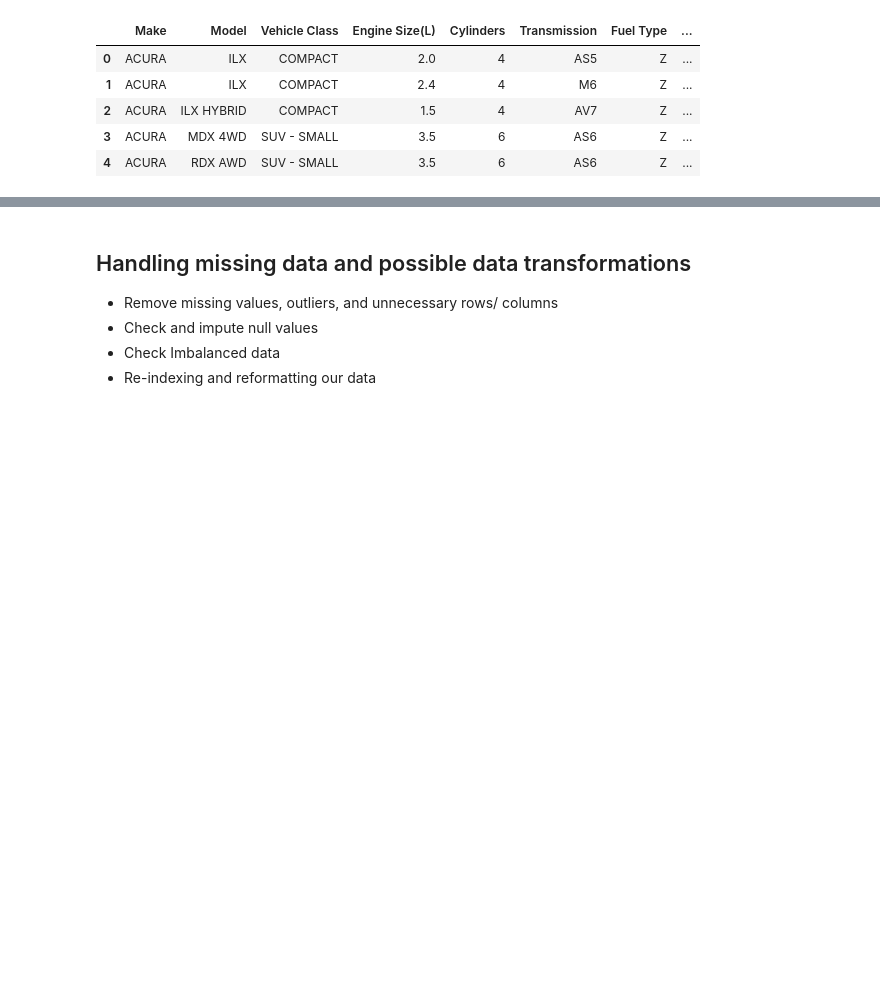
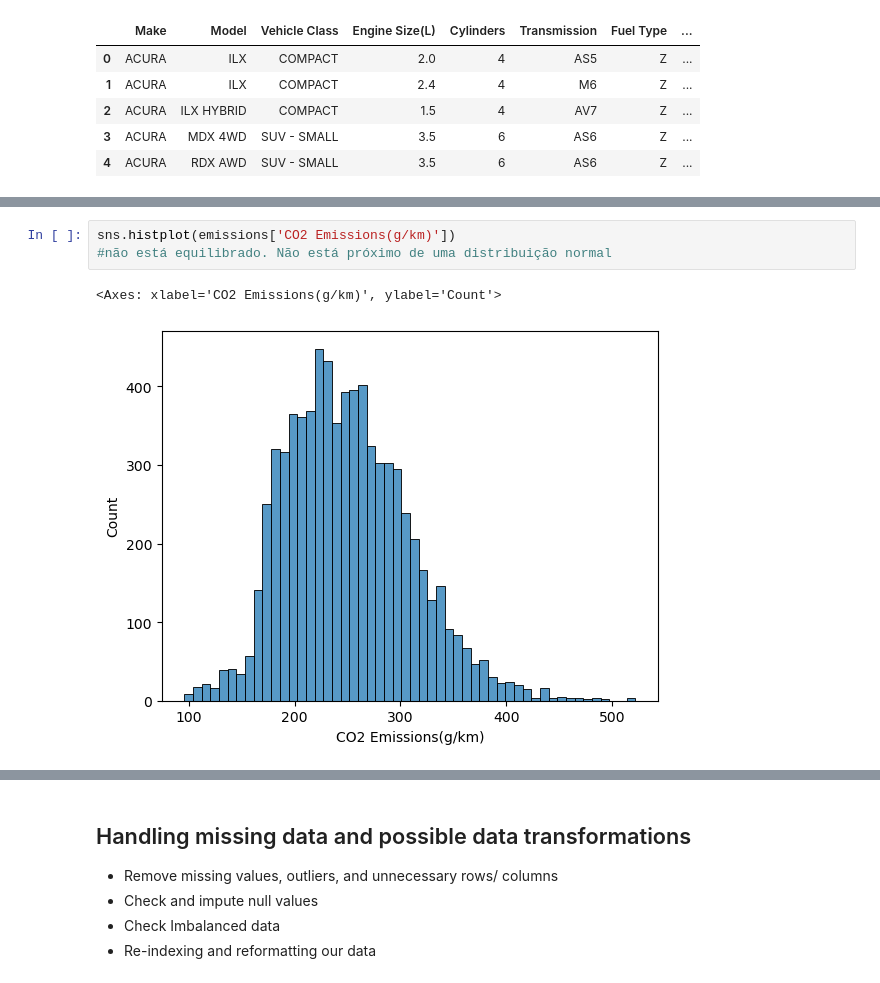
Before and after one commit to ritavaz02/daa, a Jupyter notebook: dataset_grupo/daa.ipynb, the cells around one changed output, grey strips where cells are left out. Drawn from its saved outputs; the diff is of its cells as text; blank space fills up the shorter version.

```diff
--- a/dataset_grupo/daa.ipynb
+++ b/dataset_grupo/daa.ipynb
@@ -91,0 +109,6 @@ emissions.head()
+# %%
+sns.histplot(emissions['CO2 Emissions(g/km)'])
+#não está equilibrado. Não está próximo de uma distribuição normal
+# %% [output]
+<Axes: xlabel='CO2 Emissions(g/km)', ylabel='Count'>
+[figure, added]
```
Also changed, not shown: parts of 4 cells of this notebook, 1 other file.
